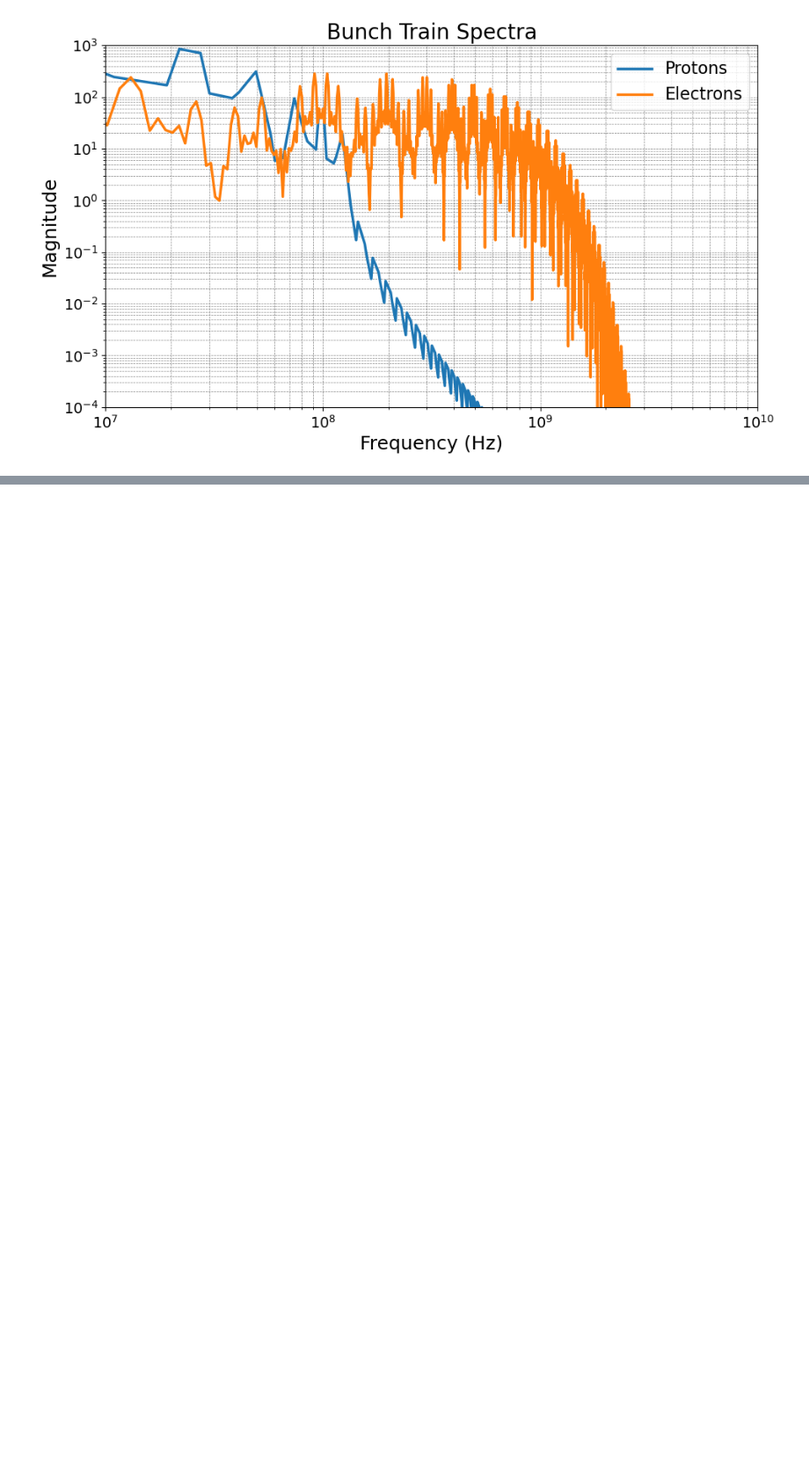
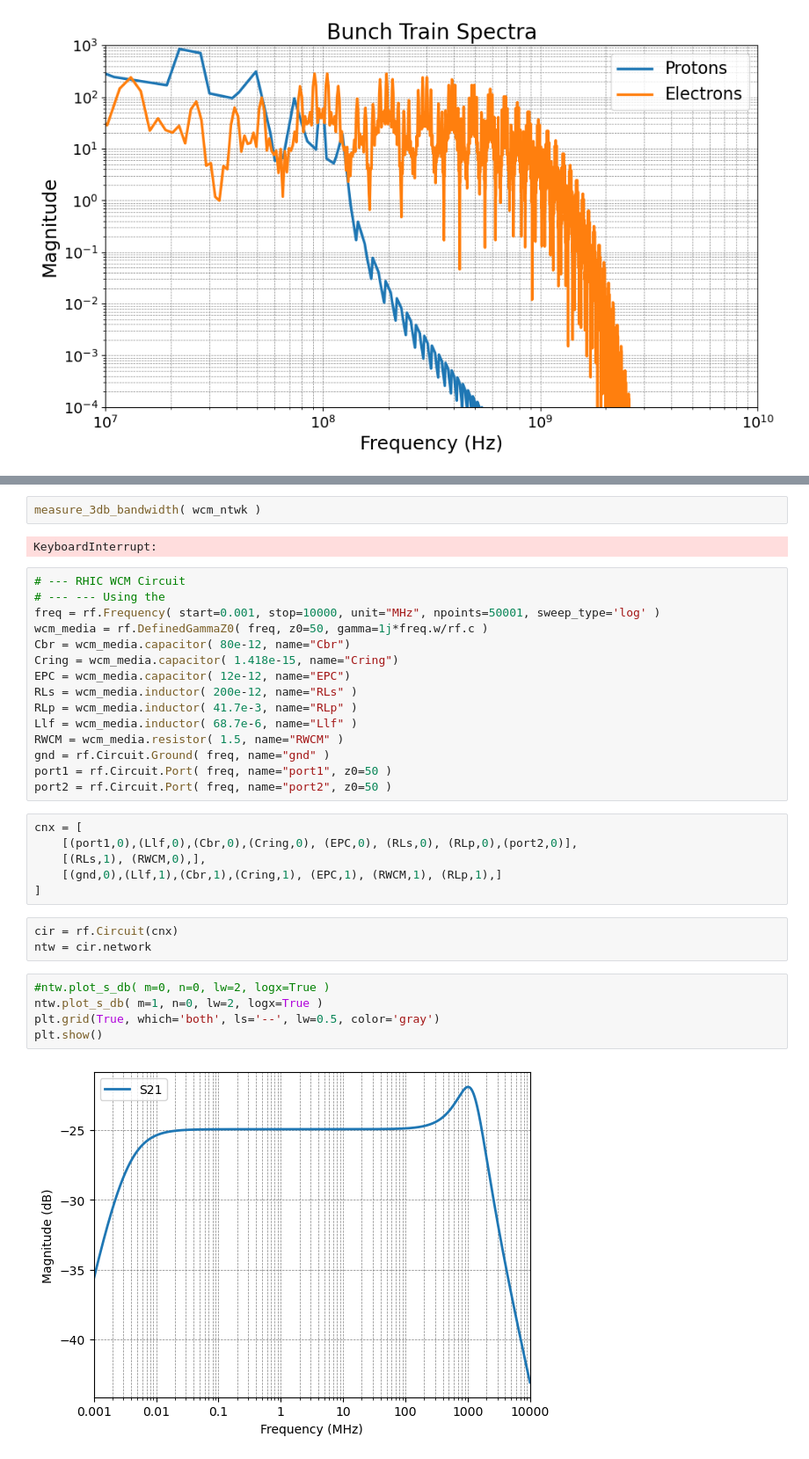
Before and after one commit to whyven/instrSimTools, a Jupyter notebook: instrSimTools/Testing_Notebook.ipynb, the cells around one changed output, grey strips where cells are left out. Shown at 88% size. Saved outputs shown, nothing was run; the diff lists cells and outputs as text; blank space fills up the shorter version.

```diff
--- a/instrSimTools/Testing_Notebook.ipynb
+++ b/instrSimTools/Testing_Notebook.ipynb
@@ -272,0 +316,35 @@ plt.show()
+# %%
+measure_3db_bandwidth( wcm_ntwk )
+# %% [output]
+KeyboardInterrupt:
+# %%
+# --- RHIC WCM Circuit
+# --- --- Using the
+freq = rf.Frequency( start=0.001, stop=10000, unit="MHz", npoints=50001, sweep_type='log' )
+wcm_media = rf.DefinedGammaZ0( freq, z0=50, gamma=1j*freq.w/rf.c )
+Cbr = wcm_media.capacitor( 80e-12, name="Cbr")
+Cring = wcm_media.capacitor( 1.418e-15, name="Cring")
+EPC = wcm_media.capacitor( 12e-12, name="EPC")
+RLs = wcm_media.inductor( 200e-12, name="RLs" )
+RLp = wcm_media.inductor( 41.7e-3, name="RLp" )
+Llf = wcm_media.inductor( 68.7e-6, name="Llf" )
+RWCM = wcm_media.resistor( 1.5, name="RWCM" )
+gnd = rf.Circuit.Ground( freq, name="gnd" )
+port1 = rf.Circuit.Port( freq, name="port1", z0=50 )
+port2 = rf.Circuit.Port( freq, name="port2", z0=50 )
+# %%
+cnx = [
+    [(port1,0),(Llf,0),(Cbr,0),(Cring,0), (EPC,0), (RLs,0), (RLp,0),(port2,0)],
+    [(RLs,1), (RWCM,0),],
+    [(gnd,0),(Llf,1),(Cbr,1),(Cring,1), (EPC,1), (RWCM,1), (RLp,1),]
+]
+# %%
+cir = rf.Circuit(cnx)
+ntw = cir.network
+# %%
+#ntw.plot_s_db( m=0, n=0, lw=2, logx=True )
+ntw.plot_s_db( m=1, n=0, lw=2, logx=True )
+plt.grid(True, which='both', ls='--', lw=0.5, color='gray')
+plt.show()
+# %% [output]
+[figure, added]
```
Also changed, not shown: parts of 35 cells of this notebook, 1 other file.
